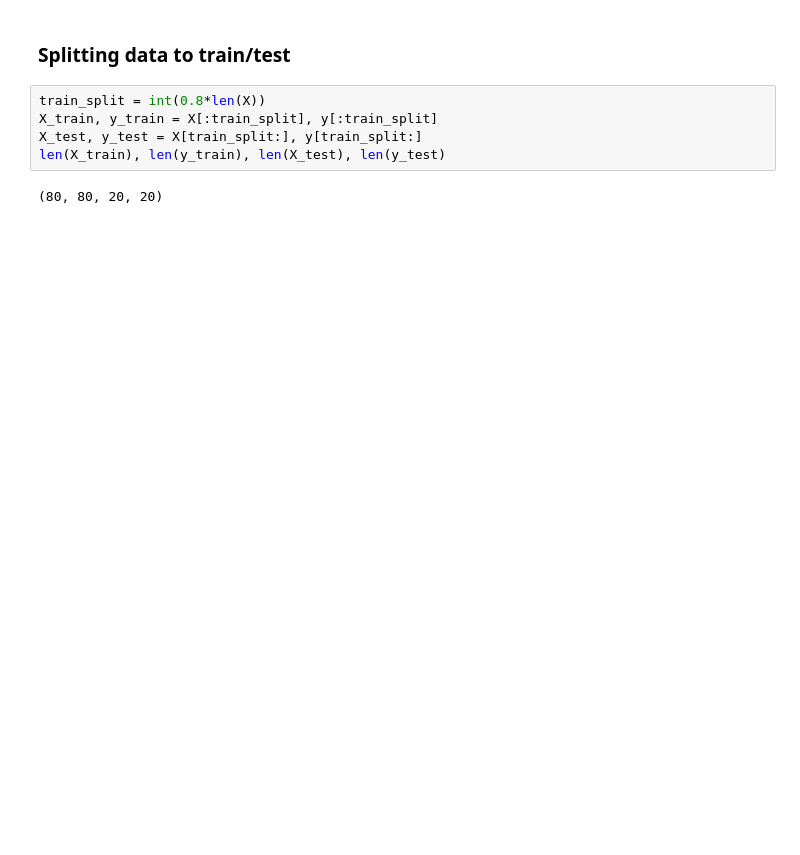
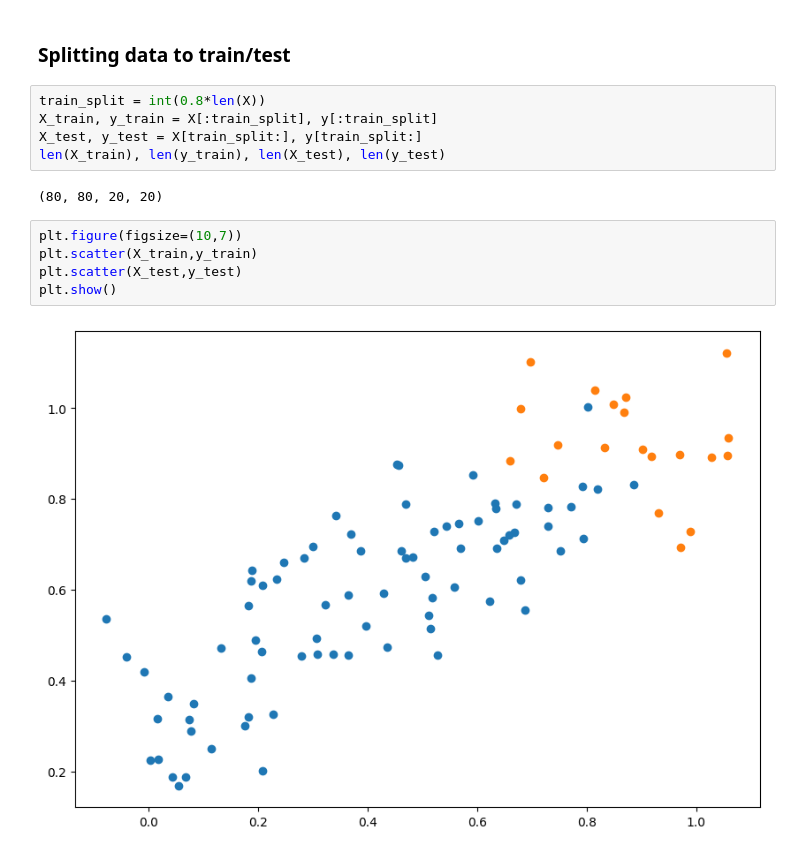
Before and after one commit to MahdiAmrollahi/pytorch-ZTM, a Jupyter notebook: 01_pytorch_workflow.ipynb, the cells around one changed output. Drawn from its saved outputs; the diff is of its cells as text; blank space fills up the shorter version.

```diff
--- a/01_pytorch_workflow.ipynb
+++ b/01_pytorch_workflow.ipynb
@@ -53,3 +68,10 @@ X_test, y_test = X[train_split:], y[train_split:]
 len(X_train), len(y_train), len(X_test), len(y_test)
 # %% [output]
 (80, 80, 20, 20)
+# %%
+plt.figure(figsize=(10,7))
+plt.scatter(X_train,y_train)
+plt.scatter(X_test,y_test)
+plt.show()
+# %% [output]
+[figure, added]
```
Also changed, not shown: parts of 3 cells of this notebook.
